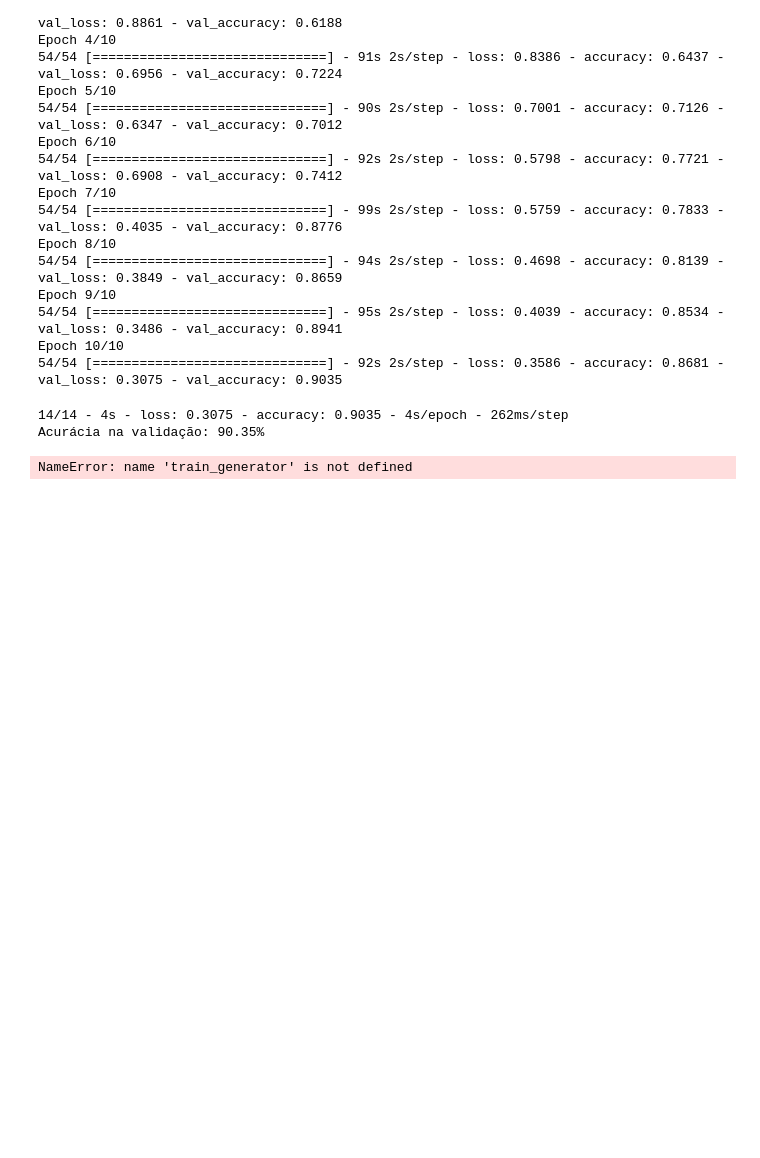
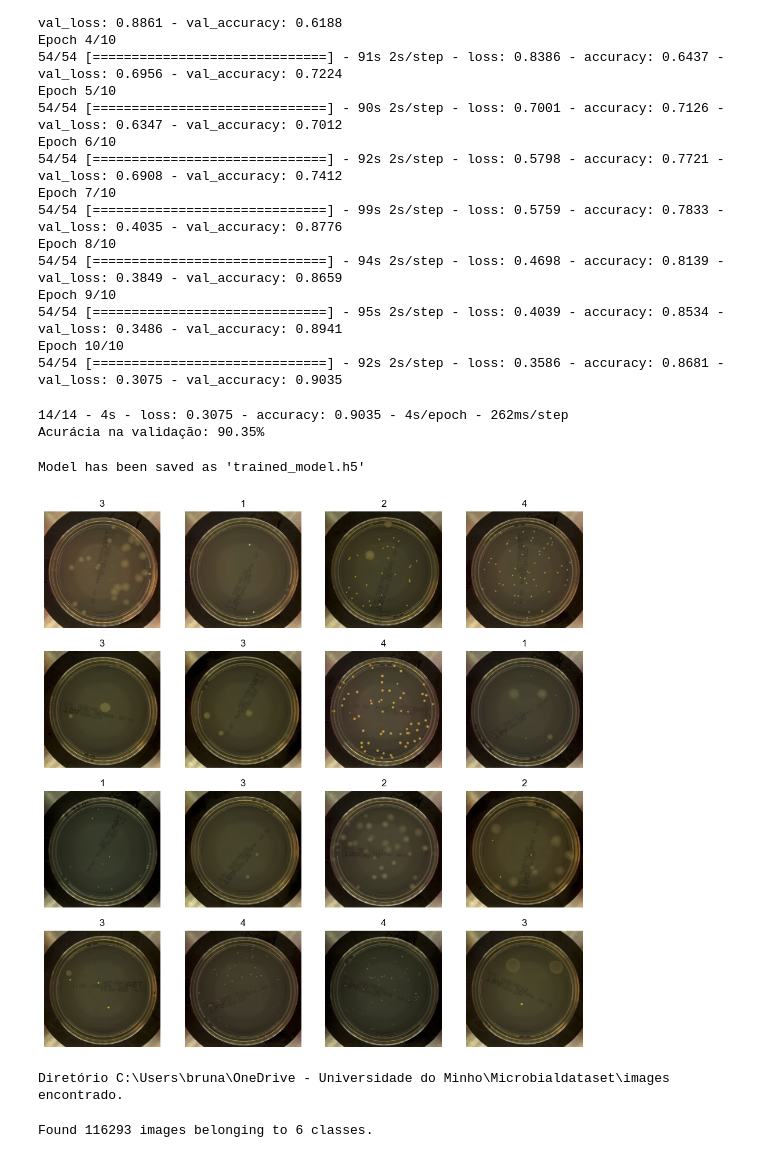
Before and after one commit to Brunadfa/Master-s-dissertation, a Jupyter notebook: group_lower_resolution.ipynb, the cells around one changed output. Drawn from its saved outputs; the diff is of its cells as text; code cells hidden in the pictures; blank space fills up the shorter version.

Commit message:
Add files via upload
Model train with group lower resolution

```diff
--- a/group_lower_resolution.ipynb
+++ b/group_lower_resolution.ipynb
@@ -265,18 +267,31 @@ Acurácia na validação: 90.35%
+# %%
+print("Model has been saved as 'trained_model.h5'")
+# %% [output]
+Model has been saved as 'trained_model.h5'
 # %%
-sample_images, sample_labels = next(train_generator)
+import random
+import matplotlib.pyplot as plt
+import numpy as np
+
+# Sample 16 random indices from the training data
+sample_indices = random.sample(range(len(train_images_array)), 16)
+
+# Extract the corresponding images and labels
+sample_images = train_images_array[sample_indices]
+sample_labels = train_labels_one_hot_array[sample_indices]
 
 # Display the images and labels
 plt.figure(figsize=(12, 12))
 for i in range(16):
     image = sample_images[i]
     label_index = np.argmax(sample_labels[i])
-    label = list(train_generator.class_indices.keys())[label_index]
+    label = list(one_hot_encoder.categories_[0])[label_index]  # Extract the label name from the one-hot encoder
 
     plt.subplot(4, 4, i+1)
     plt.imshow(image)
     plt.title(label, color='k', fontsize=12)
     plt.axis("off")
 
 plt.show()
 # %% [output]
-NameError: name 'train_generator' is not defined
+[figure, added]
@@ -282,0 +315,20 @@ NameError: name 'train_generator' is not defined
+# %%
+import os
+
+data_dir = r'C:\Users\bruna\OneDrive - Universidade do Minho\Microbialdataset\images'
+if not os.path.exists(data_dir):
+    print(f"Diretório {data_dir} não encontrado.")
+else:
+    print(f"Diretório {data_dir} encontrado.")
+# %% [output]
+Diretório C:\Users\bruna\OneDrive - Universidade do Minho\Microbialdataset\images encontrado.
+# %%
+# Gerar um ImageDataGenerator para carregar imagens do diretório
+train_datagen = ImageDataGenerator(rescale=1./255)
+train_generator = train_datagen.flow_from_directory(
+    data_dir,
+    target_size=(224,224),
+    batch_size=32,
+    class_mode='categorical')
+# %% [output]
+Found 116293 images belonging to 6 classes.
```
Also changed, not shown: parts of 10 cells of this notebook.
